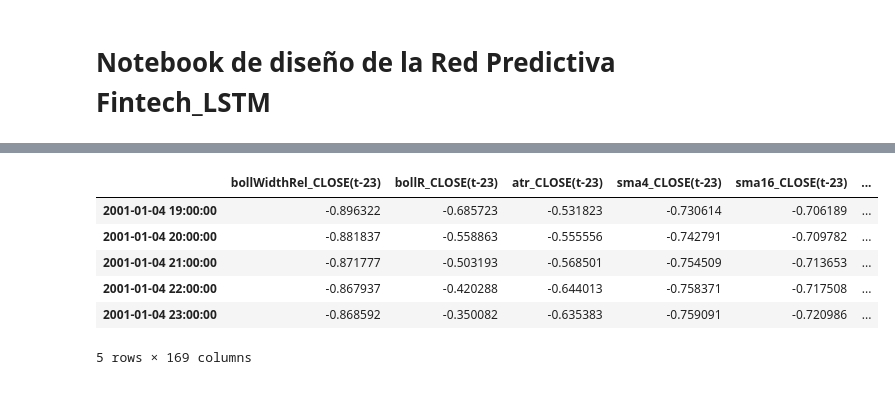
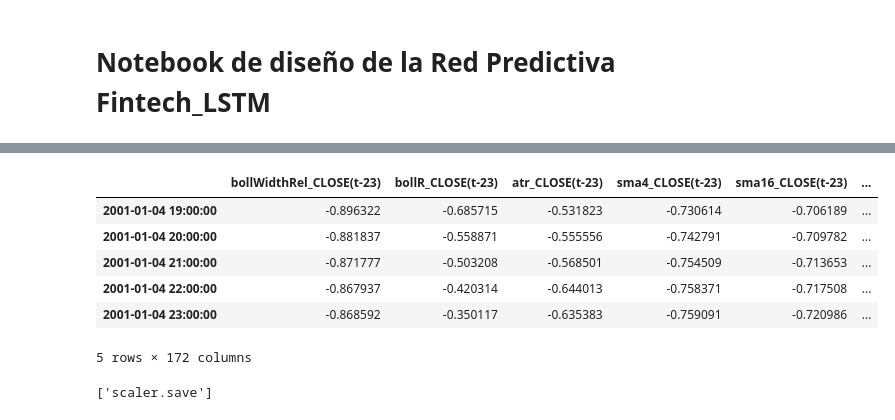
Before and after one commit to raulMrello/MachineLearning_for_Trading, a Jupyter notebook: FinTech_LSTM.ipynb, the cells around one changed output, grey strips where cells are left out. Saved outputs shown, nothing was run; the diff lists cells and outputs as text; code cells hidden in the pictures.

```diff
--- a/FinTech_LSTM.ipynb
+++ b/FinTech_LSTM.ipynb
@@ -375,10 +357,10 @@ def series_to_supervised(df, num_inputs, num_outputs, n_in=1, n_out=1, dropnan=T
 
 # Creo columnas para las 24 muestras de entradas t-1, ..., t-48 y para las dos salidas t, t+1
 num_in_steps = 24
-forecast_wdow = 1
+num_out_steps = 4
 num_outputs = 1
 num_inputs = dfapp.shape[1] - num_outputs
-sts_df = series_to_supervised(dfapp, num_inputs, num_outputs, num_in_steps, forecast_wdow)
+sts_df = series_to_supervised(dfapp, num_inputs, num_outputs, num_in_steps, num_out_steps)
 print('Número de muestras total: ', sts_df.shape[0])
 sts_df.head()
 # %% [output]
@@ -424,23 +398,31 @@ sts_df.head()
 # %%
 ####################################################################################
 # PASO 9: Creo los scalers de cada columna seleccionada
-values = sts_df.values
+values = sts_src.values
 values = values.astype('float32')
 scaler = preprocessing.MinMaxScaler(feature_range=(-1, 1))
 values = scaler.fit_transform(values)
 
 # actualizo el dataframe
-sts_scaled = pd.DataFrame(data=values, columns=sts_df.columns, index=sts_df.index)
+sts_scaled = pd.DataFrame(data=values, columns=sts_src.columns, index=sts_src.index)
 sts_values = sts_scaled.values
 sts_scaled.head()
 # %% [output]
 |  | bollWidthRel_CLOSE(t-23) | bollR_CLOSE(t-23) | atr_CLOSE(t-23) | sma4_CLOSE(t-23) | sma16_CLOSE(t-23) | ... |
-| 2001-01-04 19:00:00 | -0.896322 | -0.685723 | -0.531823 | -0.730614 | -0.706189 | ... |
-| 2001-01-04 20:00:00 | -0.881837 | -0.558863 | -0.555556 | -0.742791 | -0.709782 | ... |
-| 2001-01-04 21:00:00 | -0.871777 | -0.503193 | -0.568501 | -0.754509 | -0.713653 | ... |
-| 2001-01-04 22:00:00 | -0.867937 | -0.420288 | -0.644013 | -0.758371 | -0.717508 | ... |
-| 2001-01-04 23:00:00 | -0.868592 | -0.350082 | -0.635383 | -0.759091 | -0.720986 | ... |
+| 2001-01-04 19:00:00 | -0.896322 | -0.685715 | -0.531823 | -0.730614 | -0.706189 | ... |
+| 2001-01-04 20:00:00 | -0.881837 | -0.558871 | -0.555556 | -0.742791 | -0.709782 | ... |
+| 2001-01-04 21:00:00 | -0.871777 | -0.503208 | -0.568501 | -0.754509 | -0.713653 | ... |
+| 2001-01-04 22:00:00 | -0.867937 | -0.420314 | -0.644013 | -0.758371 | -0.717508 | ... |
+| 2001-01-04 23:00:00 | -0.868592 | -0.350117 | -0.635383 | -0.759091 | -0.720986 | ... |
-5 rows × 169 columns
+5 rows × 172 columns
+# %%
+# guardo el scaler en disco
+
+from sklearn.externals import joblib
+scaler_filename = "scaler.save"
+joblib.dump(scaler, scaler_filename)
+# %% [output]
+['scaler.save']
 # %%
 ####################################################################################
 # PASO 10 (opcional): Visualización de entradas y salidas escaladas
```
Also changed, not shown: parts of 30 cells of this notebook, 27 other files.
